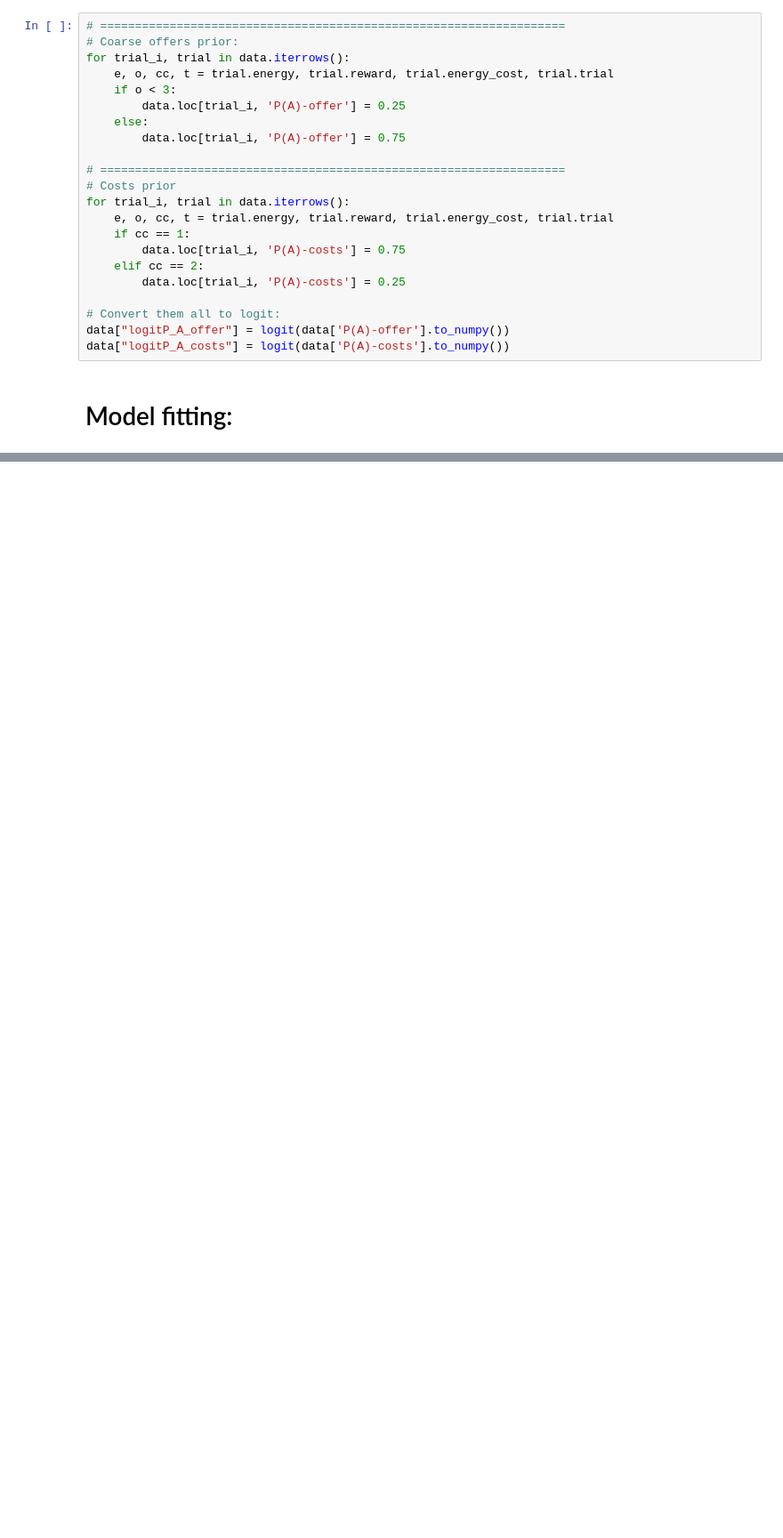
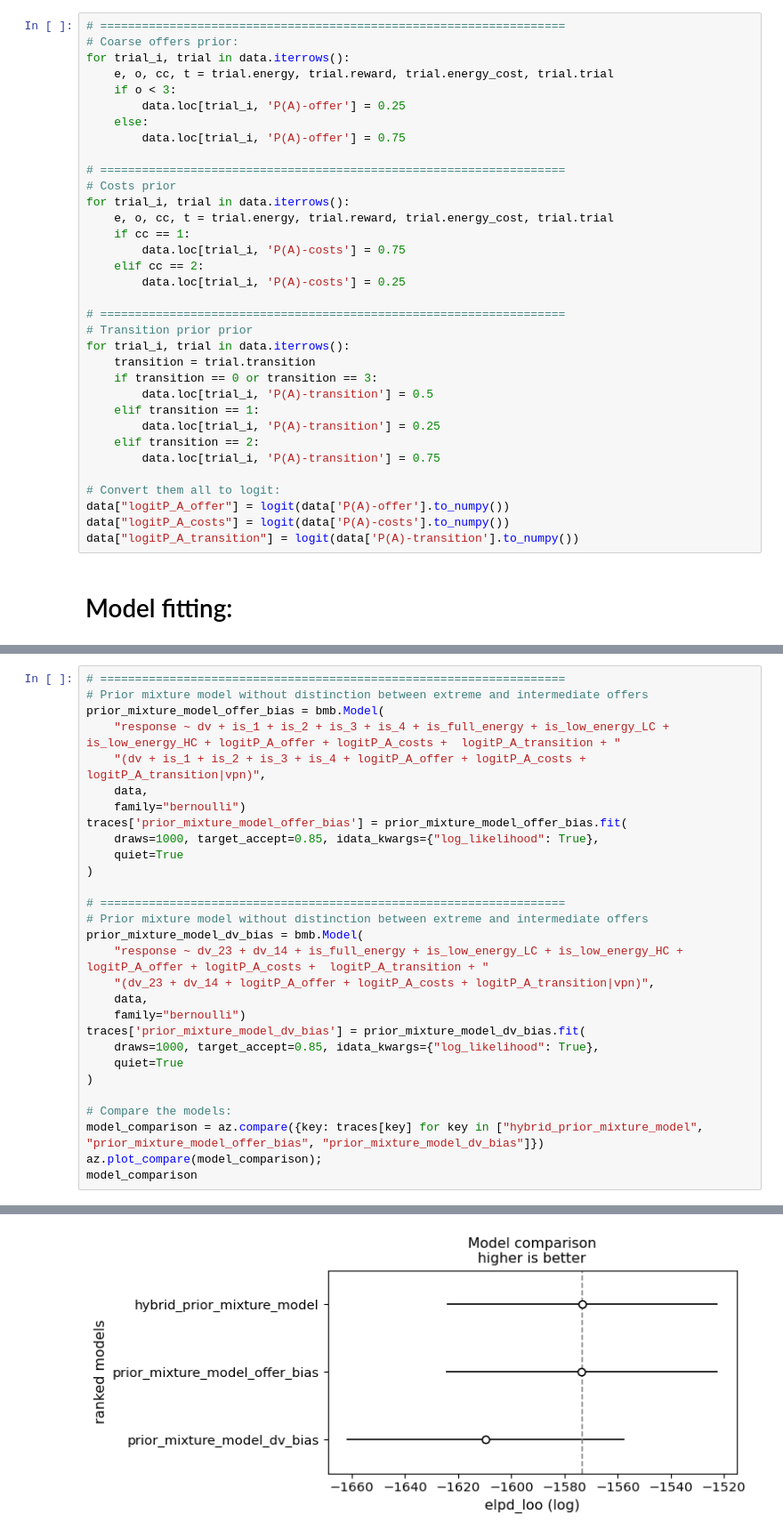
Before and after one commit to AlexLepauvre/state-abstraction, a Jupyter notebook: notebooks/03_policy_compression/0302_mixture_policy_compression.ipynb, the cells around one changed output, grey strips where cells are left out. Shown: that part at 89% size. Drawn from its saved outputs; the diff is of its cells as text; blank space fills up the shorter version.

```diff
--- a/notebooks/03_policy_compression/0302_mixture_policy_compression.ipynb
+++ b/notebooks/03_policy_compression/0302_mixture_policy_compression.ipynb
@@ -97,9 +97,21 @@ for trial_i, trial in data.iterrows():
     elif cc == 2:
         data.loc[trial_i, 'P(A)-costs'] = 0.25
 
+# ===================================================================
+# Transition prior prior
+for trial_i, trial in data.iterrows():
+    transition = trial.transition
+    if transition == 0 or transition == 3:
+        data.loc[trial_i, 'P(A)-transition'] = 0.5
+    elif transition == 1:
+        data.loc[trial_i, 'P(A)-transition'] = 0.25
+    elif transition == 2:
+        data.loc[trial_i, 'P(A)-transition'] = 0.75
+
 # Convert them all to logit:
 data["logitP_A_offer"] = logit(data['P(A)-offer'].to_numpy())
 data["logitP_A_costs"] = logit(data['P(A)-costs'].to_numpy())
+data["logitP_A_transition"] = logit(data['P(A)-transition'].to_numpy())
 # %% [markdown]
 # Model fitting:
 # %%
@@ -312,0 +242,30 @@ Sampling 4 chains for 1_000 tune and 1_000 draw iterations (4_000 + 4_000 draws
+# %%
+# ===================================================================
+# Prior mixture model without distinction between extreme and intermediate offers
+prior_mixture_model_offer_bias = bmb.Model(
+    "response ~ dv + is_1 + is_2 + is_3 + is_4 + is_full_energy + is_low_energy_LC + is_low_energy_HC + logitP_A_offer + logitP_A_costs +  logitP_A_transition + "
+    "(dv + is_1 + is_2 + is_3 + is_4 + logitP_A_offer + logitP_A_costs + logitP_A_transition|vpn)",
+    data,
+    family="bernoulli")
+traces['prior_mixture_model_offer_bias'] = prior_mixture_model_offer_bias.fit(
+    draws=1000, target_accept=0.85, idata_kwargs={"log_likelihood": True},
+    quiet=True
+)
+
+# ===================================================================
+# Prior mixture model without distinction between extreme and intermediate offers
+prior_mixture_model_dv_bias = bmb.Model(
+    "response ~ dv_23 + dv_14 + is_full_energy + is_low_energy_LC + is_low_energy_HC + logitP_A_offer + logitP_A_costs +  logitP_A_transition + "
+    "(dv_23 + dv_14 + logitP_A_offer + logitP_A_costs + logitP_A_transition|vpn)",
+    data,
+    family="bernoulli")
+traces['prior_mixture_model_dv_bias'] = prior_mixture_model_dv_bias.fit(
+    draws=1000, target_accept=0.85, idata_kwargs={"log_likelihood": True},
+    quiet=True
+)
+
+# Compare the models:
+model_comparison = az.compare({key: traces[key] for key in ["hybrid_prior_mixture_model", "prior_mixture_model_offer_bias", "prior_mixture_model_dv_bias"]})
+az.plot_compare(model_comparison);
+model_comparison
+# %% [output]
@@ -312,0 +278 @@ Sampling 4 chains for 1_000 tune and 1_000 draw iterations (4_000 + 4_000 draws
+[figure, added]
```
Also changed, not shown: parts of 13 cells of this notebook, 1 other file.
